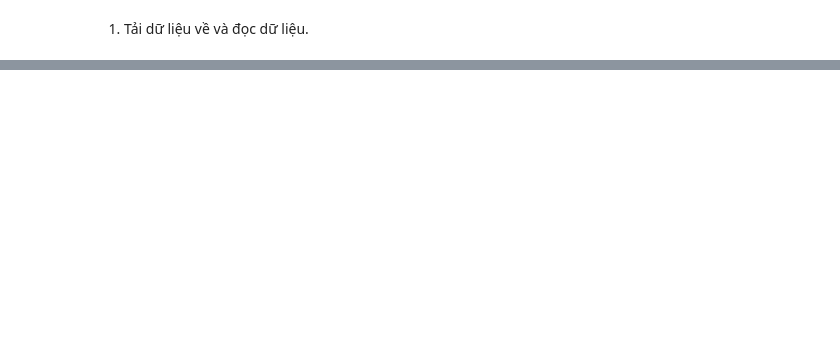
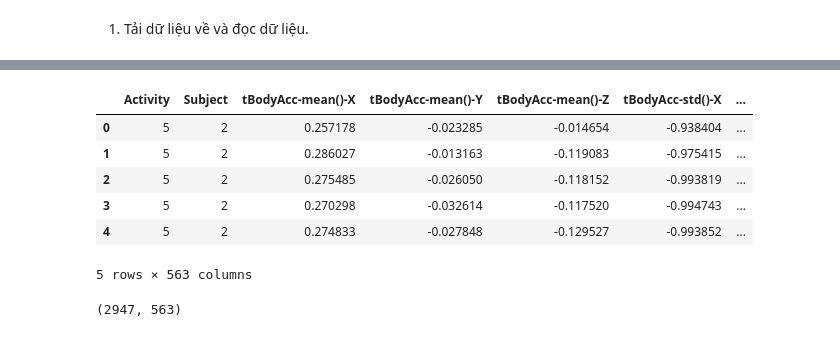
Before and after one commit to thythybui/DS108.O21.2, a Jupyter notebook: LAB_3/instruction_list.ipynb, the cells around one changed output, grey strips where cells are left out. Cells and saved outputs as stored; diff of their text form; code cells hidden in the pictures; blank space fills up the shorter version.

```diff
--- a/LAB_3/instruction_list.ipynb
+++ b/LAB_3/instruction_list.ipynb
@@ -16,0 +122,4 @@ FileNotFoundError: [Errno 2] No such file or directory: 'X_test.txt'
+# %%
+subject_train = pd.read_csv('D:/LAP TRINH/DS108.O21.2/LAB_3/UCI HAR Dataset/test/subject_test.txt', delim_whitespace=True, header=None)
+print(subject_train.shape)
+print(subject_train.head())
@@ -16,0 +249,2 @@ FileNotFoundError: [Errno 2] No such file or directory: 'X_test.txt'
+# %%
+X_train_data = pd.concat([Y_train, subject_train, X_train], axis=1)
@@ -16,0 +272,16 @@ FileNotFoundError: [Errno 2] No such file or directory: 'X_test.txt'
+# %%
+X_train_data.columns = ['Activity', 'Subject'] + list(X_train_data.columns[2:])
+X_train_data.head()
+# %% [output]
+|  | Activity | Subject | tBodyAcc-mean()-X | tBodyAcc-mean()-Y | tBodyAcc-mean()-Z | tBodyAcc-std()-X | ... |
+| 0 | 5 | 2 | 0.257178 | -0.023285 | -0.014654 | -0.938404 | ... |
+| 1 | 5 | 2 | 0.286027 | -0.013163 | -0.119083 | -0.975415 | ... |
+| 2 | 5 | 2 | 0.275485 | -0.026050 | -0.118152 | -0.993819 | ... |
+| 3 | 5 | 2 | 0.270298 | -0.032614 | -0.117520 | -0.994743 | ... |
+| 4 | 5 | 2 | 0.274833 | -0.027848 | -0.129527 | -0.993852 | ... |
+5 rows × 563 columns
+# %%
+X_test_data = pd.concat([Y_test, subject_test, X_test], axis=1)
+print(X_test_data.shape)
+# %% [output]
+(2947, 563)
```
Also changed, not shown: parts of 33 cells of this notebook.
